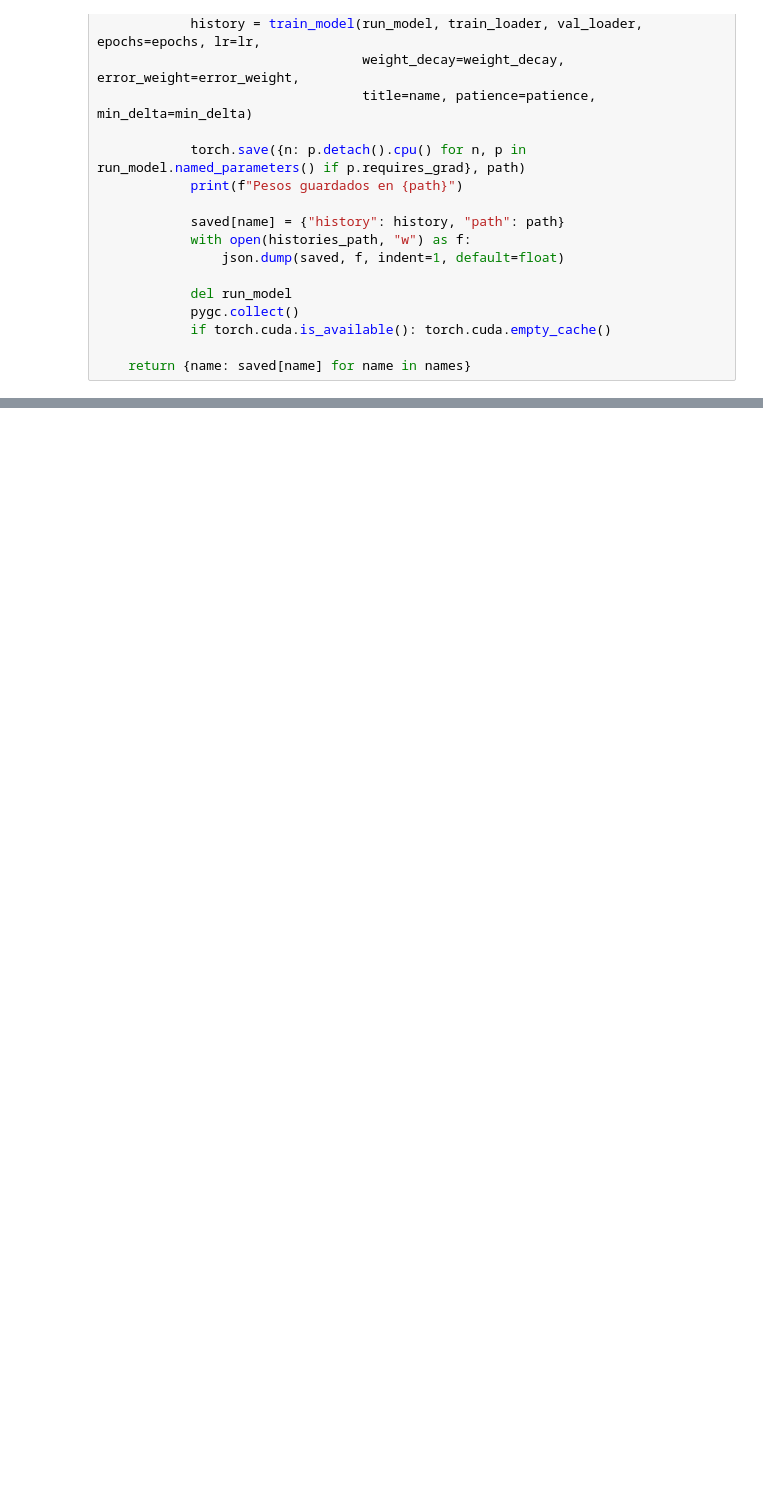
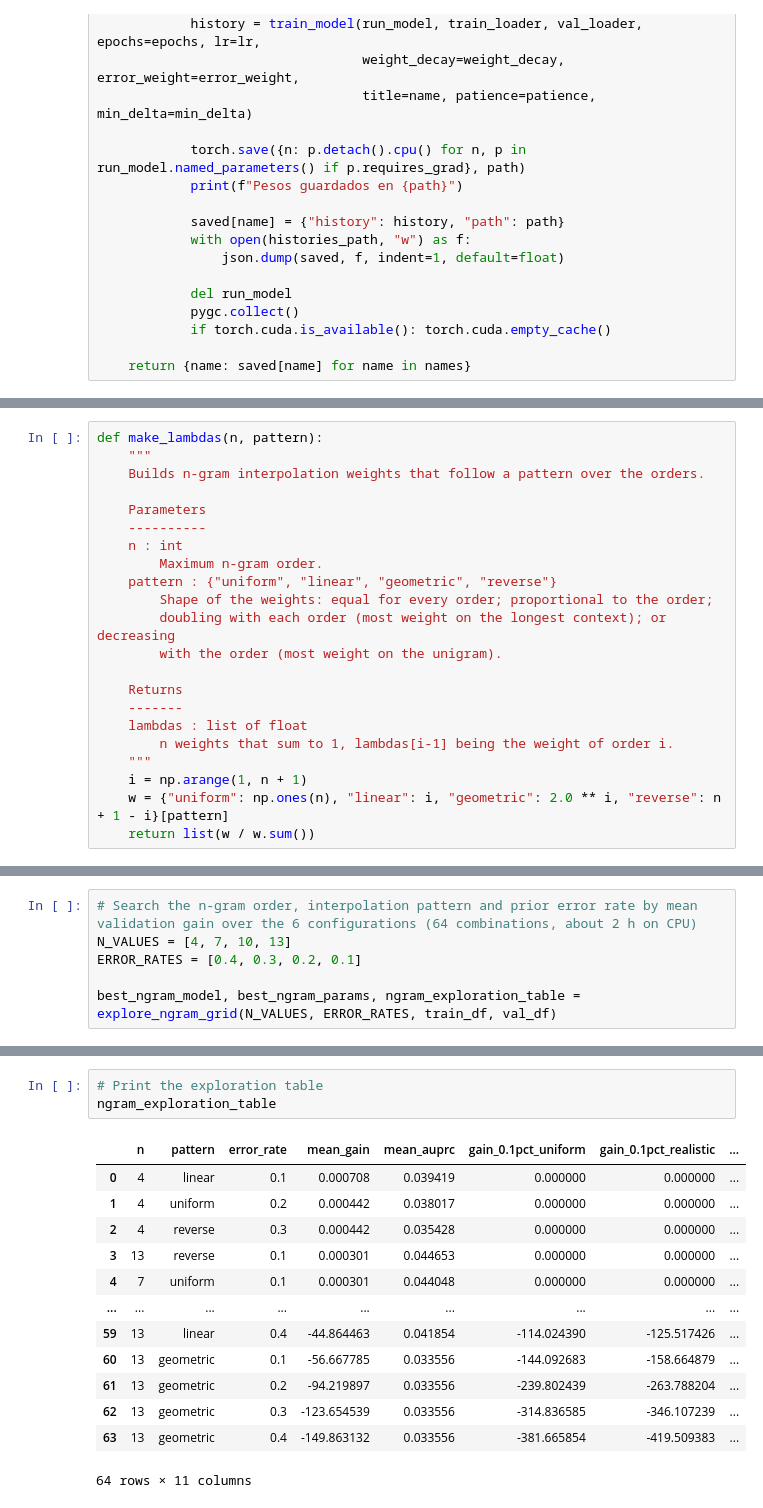
Before and after one commit to Dani32002/nlp-project, a Jupyter notebook: proyecto_nlp.ipynb, the cells around one changed output, grey strips where cells are left out. Cells and saved outputs as stored; diff of their text form; blank space fills up the shorter version.

Commit message:
Almost everything done except for evaluation

```diff
--- a/proyecto_nlp.ipynb
+++ b/proyecto_nlp.ipynb
@@ -2066,0 +2209,22 @@ pygc.collect()
+# %%
+def make_lambdas(n, pattern):
+    """
+    Builds n-gram interpolation weights that follow a pattern over the orders.
+
+    Parameters
+    ----------
+    n : int
+        Maximum n-gram order.
+    pattern : {"uniform", "linear", "geometric", "reverse"}
+        Shape of the weights: equal for every order; proportional to the order;
+        doubling with each order (most weight on the longest context); or decreasing
+        with the order (most weight on the unigram).
+
+    Returns
+    -------
+    lambdas : list of float
+        n weights that sum to 1, lambdas[i-1] being the weight of order i.
+    """
+    i = np.arange(1, n + 1)
+    w = {"uniform": np.ones(n), "linear": i, "geometric": 2.0 ** i, "reverse": n + 1 - i}[pattern]
+    return list(w / w.sum())
@@ -2066,0 +2287,6 @@ pygc.collect()
+# %%
+# Search the n-gram order, interpolation pattern and prior error rate by mean validation gain over the 6 configurations (64 combinations, about 2 h on CPU)
+N_VALUES = [4, 7, 10, 13]
+ERROR_RATES = [0.4, 0.3, 0.2, 0.1]
+
+best_ngram_model, best_ngram_params, ngram_exploration_table = explore_ngram_grid(N_VALUES, ERROR_RATES, train_df, val_df)
@@ -2066,0 +2311,17 @@ pygc.collect()
+# %%
+# Print the exploration table
+ngram_exploration_table
+# %% [output]
+|  | n | pattern | error_rate | mean_gain | mean_auprc | gain_0.1pct_uniform | gain_0.1pct_realistic | ... |
+| 0 | 4 | linear | 0.1 | 0.000708 | 0.039419 | 0.000000 | 0.000000 | ... |
+| 1 | 4 | uniform | 0.2 | 0.000442 | 0.038017 | 0.000000 | 0.000000 | ... |
+| 2 | 4 | reverse | 0.3 | 0.000442 | 0.035428 | 0.000000 | 0.000000 | ... |
+| 3 | 13 | reverse | 0.1 | 0.000301 | 0.044653 | 0.000000 | 0.000000 | ... |
+| 4 | 7 | uniform | 0.1 | 0.000301 | 0.044048 | 0.000000 | 0.000000 | ... |
+| ... | ... | ... | ... | ... | ... | ... | ... | ... |
+| 59 | 13 | linear | 0.4 | -44.864463 | 0.041854 | -114.024390 | -125.517426 | ... |
+| 60 | 13 | geometric | 0.1 | -56.667785 | 0.033556 | -144.092683 | -158.664879 | ... |
+| 61 | 13 | geometric | 0.2 | -94.219897 | 0.033556 | -239.802439 | -263.788204 | ... |
+| 62 | 13 | geometric | 0.3 | -123.654539 | 0.033556 | -314.836585 | -346.107239 | ... |
+| 63 | 13 | geometric | 0.4 | -149.863132 | 0.033556 | -381.665854 | -419.509383 | ... |
+64 rows × 11 columns
```
Also changed, not shown: parts of 48 cells of this notebook, 3 other files.
